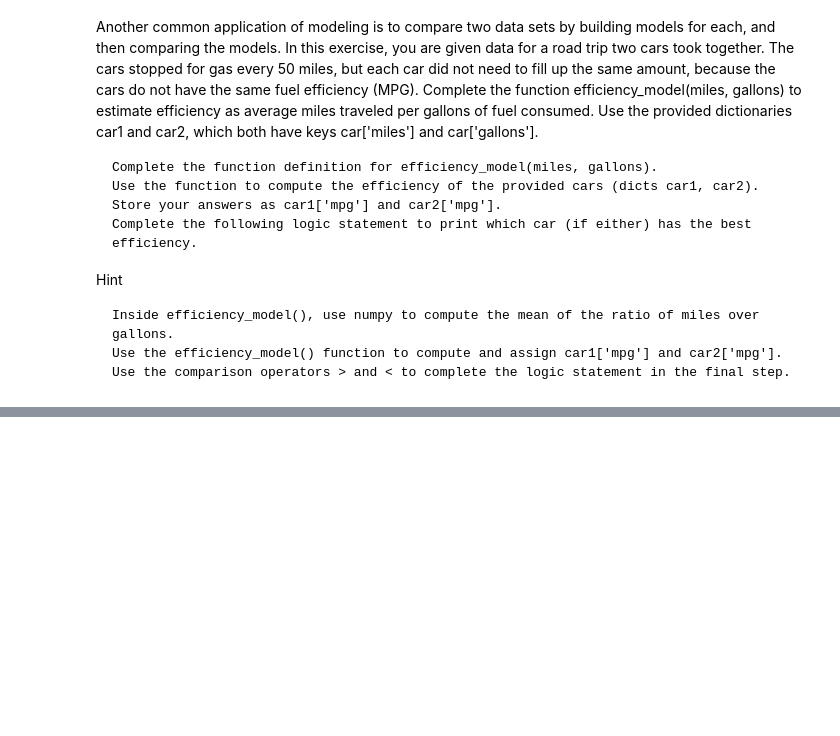
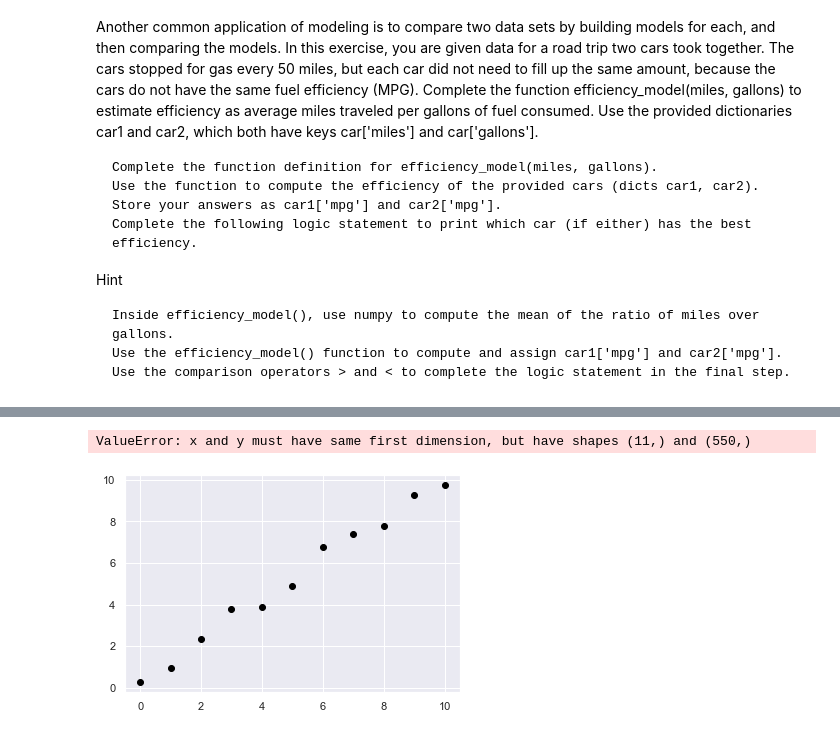
Before and after one commit to Ewooral/Data-Science-and-Machine-Learning, a Jupyter notebook: Linear Modeling/interpolation.ipynb, the cells around one changed output, grey strips where cells are left out. Saved outputs shown, nothing was run; the diff lists cells and outputs as text; code cells hidden in the pictures; blank space fills up the shorter version.

```diff
--- a/Linear Modeling/interpolation.ipynb
+++ b/Linear Modeling/interpolation.ipynb
@@ -119,0 +193,21 @@ car2 is the best
+# %%
+
+
+# Pass times and measured distances into model
+measured_distances = np.array([0.24835708, 0.93086785, 2.32384427, 3.76151493, 3.88292331,
+                               4.88293152, 6.78960641, 7.38371736, 7.76526281, 9.27128002,
+                               9.76829115])
+times = [0.,  1.,  2.,  3.,  4.,  5.,  6.,  7.,  8.,  9., 10.]
+model_distances = model(times)
+# Create figure and axis objects and call axis.plot() twice to plot data and model distances versus times
+fig, axis = plt.subplots()
+axis.plot(times, measured_distances, linestyle=" ", marker="o", color="black", label="Measured")
+axis.plot(times, model_distances, linestyle="-", marker=None, color="red", label="Modeled")
+
+# Add grid lines and a legend to your plot, and then show to display
+axis.grid(True)
+axis.legend(loc="best")
+plt.show()
+# %% [output]
+ValueError: x and y must have same first dimension, but have shapes (11,) and (550,)
+[figure, added]
```
Also changed, not shown: parts of 7 cells of this notebook, 9 other files.
